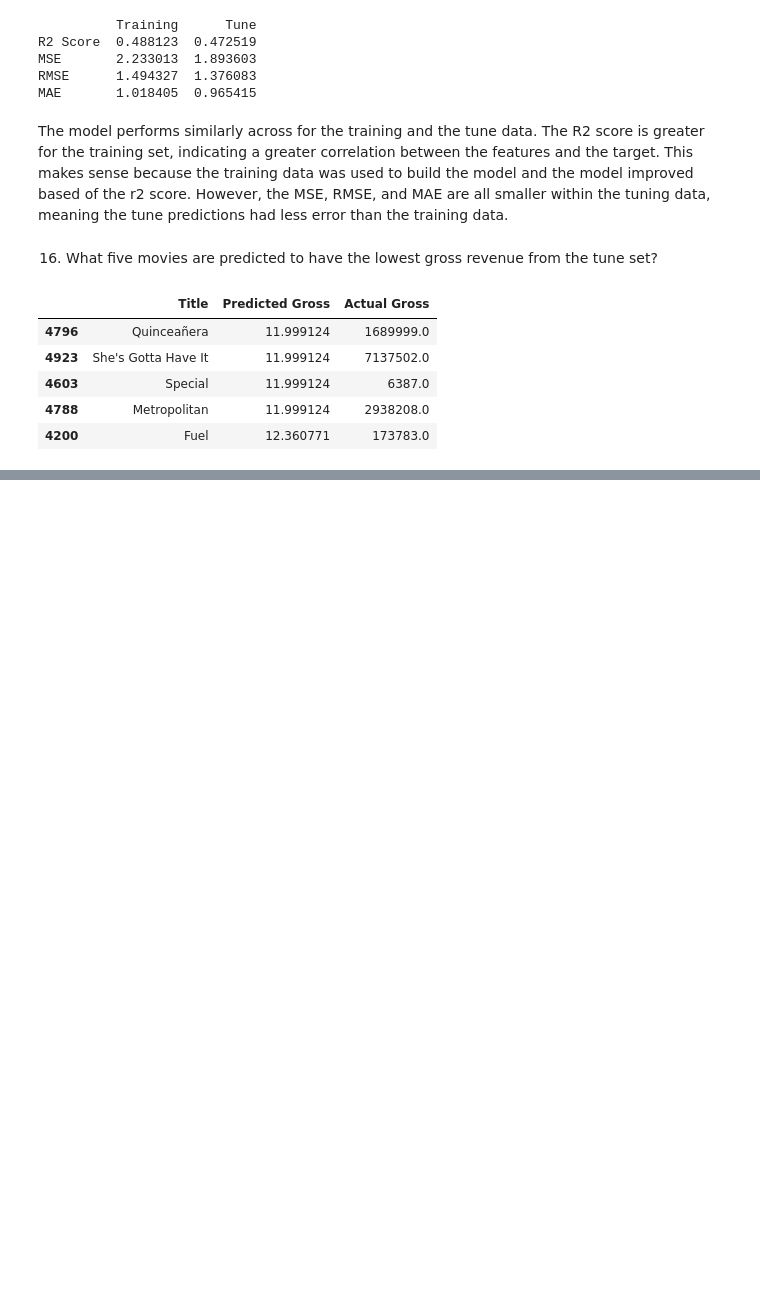
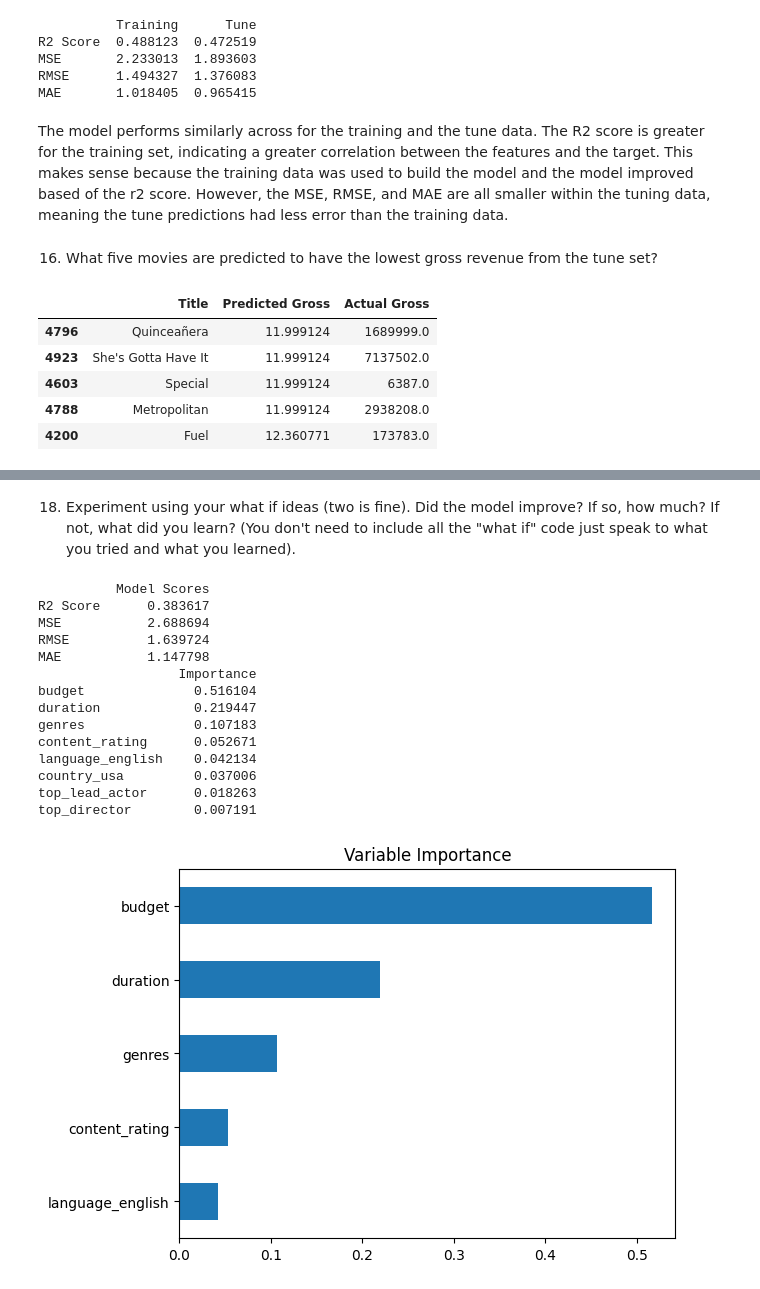
Before and after one commit to masonnicoletti/DS-3021, a Jupyter notebook: 09_DT_Regression/dt_regression_lab.ipynb, the cells around one changed output, grey strips where cells are left out. Drawn from its saved outputs; the diff is of its cells as text; code cells hidden in the pictures; blank space fills up the shorter version.

```diff
--- a/09_DT_Regression/dt_regression_lab.ipynb
+++ b/09_DT_Regression/dt_regression_lab.ipynb
@@ -418,0 +425,70 @@ lowest_gross_tune
+# %% [markdown]
+18. Experiment using your what if ideas (two is fine). Did the model improve? If so, how much? If not, what did you learn? (You don't need to include all the "what if" code just speak to what you tried and what you learned).
+# %%
+# What If Idea #1
+# Remove IMDB Features from the dataset
+
+# Drop IMDB Features from the movie data
+drop_cols = ['num_critic_for_reviews', 'num_voted_users', 'num_user_for_reviews', 'imdb_score']
+movie_data2 = movie_data.drop(columns=drop_cols)
+#movie_data2.info()
+
+# Define features and target variable
+x2 = movie_data2.drop(columns = ['gross', 'gross_log', 'gross_normalized', 'gross_standardized'])
+y2 = movie_data2['gross_log']
+
+# Split data into train and test sets
+x2_train, x2_test, y2_train, y2_test = train_test_split(x2, y2, train_size=0.8, random_state=45)
+
+# Split data into test and tune
+x2_test, x2_tune, y2_test, y2_tune = train_test_split(x2_test, y2_test, test_size=0.5, random_state=45)
+
+# Fit the regression tree
+dt_model_2 = dt.fit(x2_train, y2_train)
+
+# Execute the search on the decision tree
+dt_model2 = search.fit(x2_train, y2_train)
+
+# Determine the new best model found in the grid search
+best_model2 = dt_model2.best_estimator_
+
+# Create an variable to store the index of the best model
+best_index2 = dt_model2.best_index_
+
+# Extract scores across the various models
+mse = abs(dt_model2.cv_results_['mean_test_neg_mean_squared_error'])
+rmse = np.sqrt(abs(dt_model2.cv_results_['mean_test_neg_mean_squared_error']))
+r2 = dt_model2.cv_results_['mean_test_r2']
+mae = abs(dt_model2.cv_results_['mean_test_neg_mean_absolute_error'])
+
+model_scores2 = [r2[best_index2], mse[best_index2], rmse[best_index2], mae[best_index2]]
+
+# Create score comparison df
+model2_scores = pd.DataFrame({"Model Scores": model_scores2}, index=["R2 Score", "MSE", "RMSE", "MAE"])
+print(model2_scores)
+
+# Find Variable Importance
+var_importance2 = dt_model_2.feature_importances_
+variable_importance_df2 = pd.DataFrame({"Importance": var_importance2}, index=x2_train.columns).sort_values(by="Importance", ascending=False)
+print(variable_importance_df2)
+
+# Graph Variable Importance
+variable_importance_df2['Importance'].nlargest(5).sort_values().plot(kind='barh')
+plt.title("Variable Importance")
+plt.show()
+# %% [output]
+          Model Scores
+R2 Score      0.383617
+MSE           2.688694
+RMSE          1.639724
+MAE           1.147798
+                  Importance
+budget              0.516104
+duration            0.219447
+genres              0.107183
+content_rating      0.052671
+language_english    0.042134
+country_usa         0.037006
+top_lead_actor      0.018263
+top_director        0.007191
+[figure, added]
```
Also changed, not shown: parts of 17 cells of this notebook.
